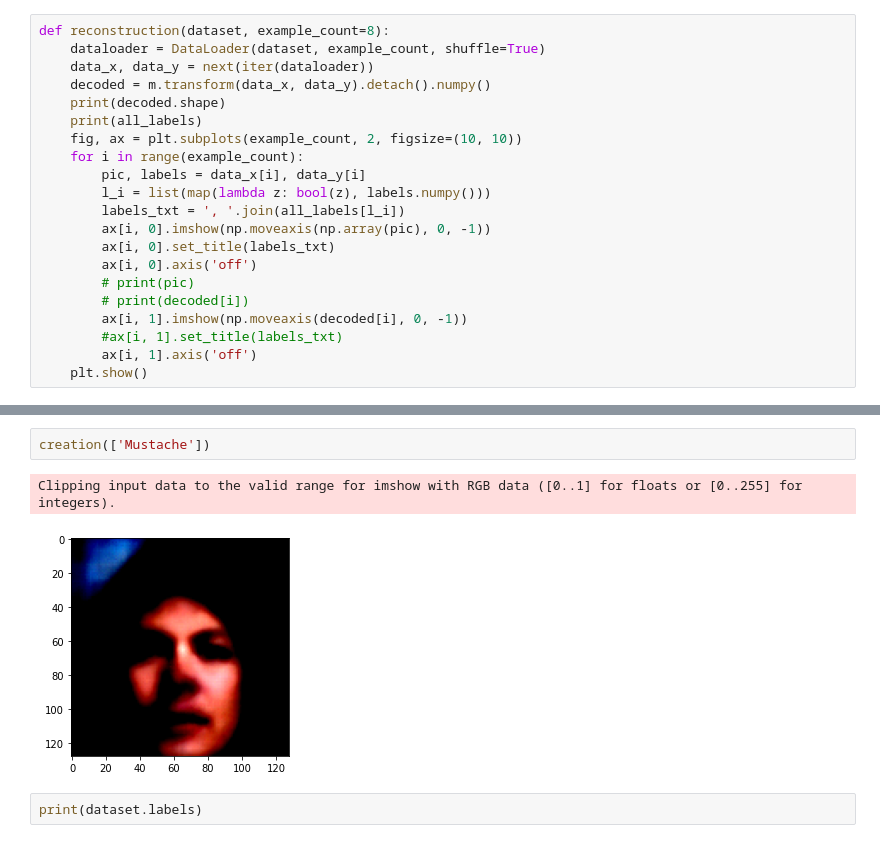
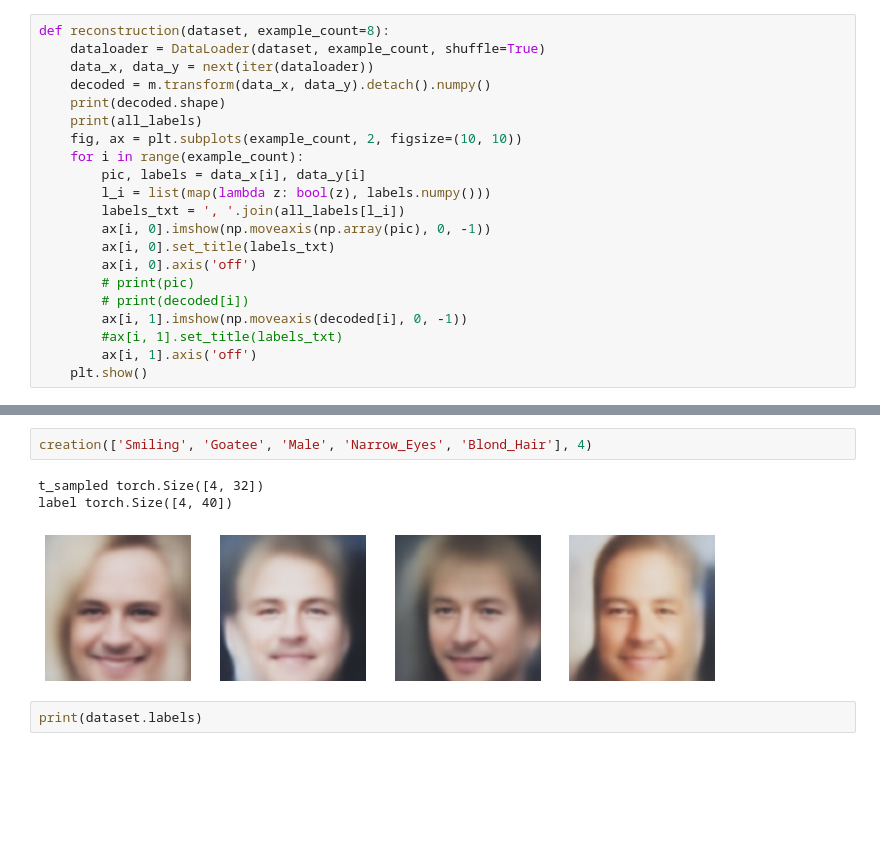
Before and after one commit to redrag0n/face_creation, a Jupyter notebook: visualization.ipynb, the cells around one changed output, grey strips where cells are left out. Cells and saved outputs as stored; diff of their text form; blank space fills up the shorter version.

```diff
--- a/visualization.ipynb
+++ b/visualization.ipynb
@@ -78,8 +85,9 @@ Clipping input data to the valid range for imshow with RGB data ([0..1] for floa
-# %%
-creation(['Mustache'])
-# %% [output]
-Clipping input data to the valid range for imshow with RGB data ([0..1] for floats or [0..255] for integers).
-[figure, removed]
+# %%
+creation(['Smiling', 'Goatee', 'Male', 'Narrow_Eyes', 'Blond_Hair'], 4)
+# %% [output]
+t_sampled torch.Size([4, 32])
+label torch.Size([4, 40])
+[figure, added]
 # %%
 print(dataset.labels)
 # %% [output]
```
Also changed, not shown: parts of 7 cells of this notebook, 3 other files.
